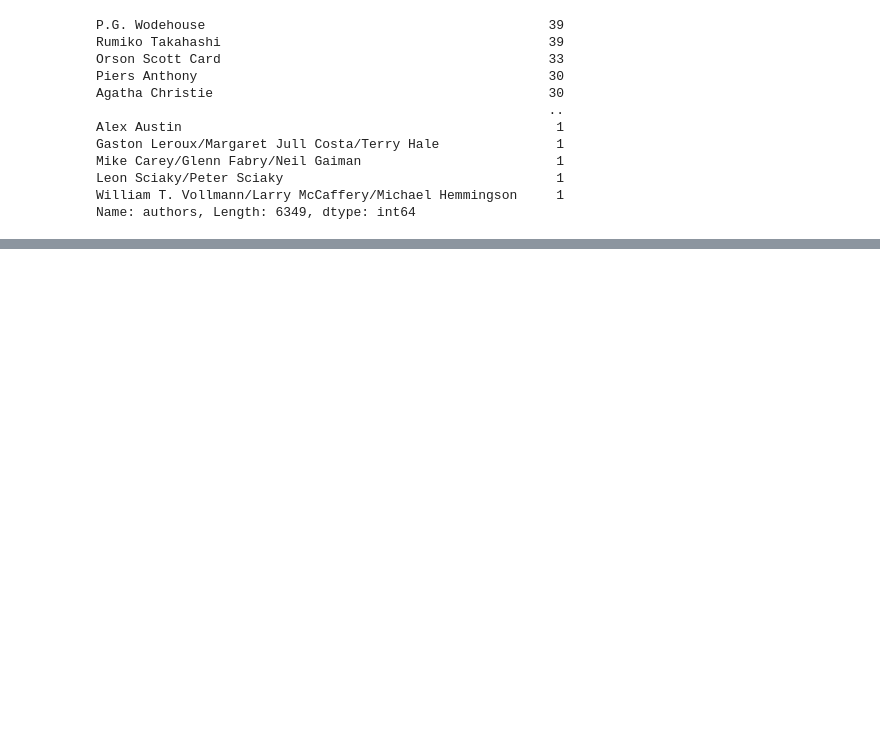
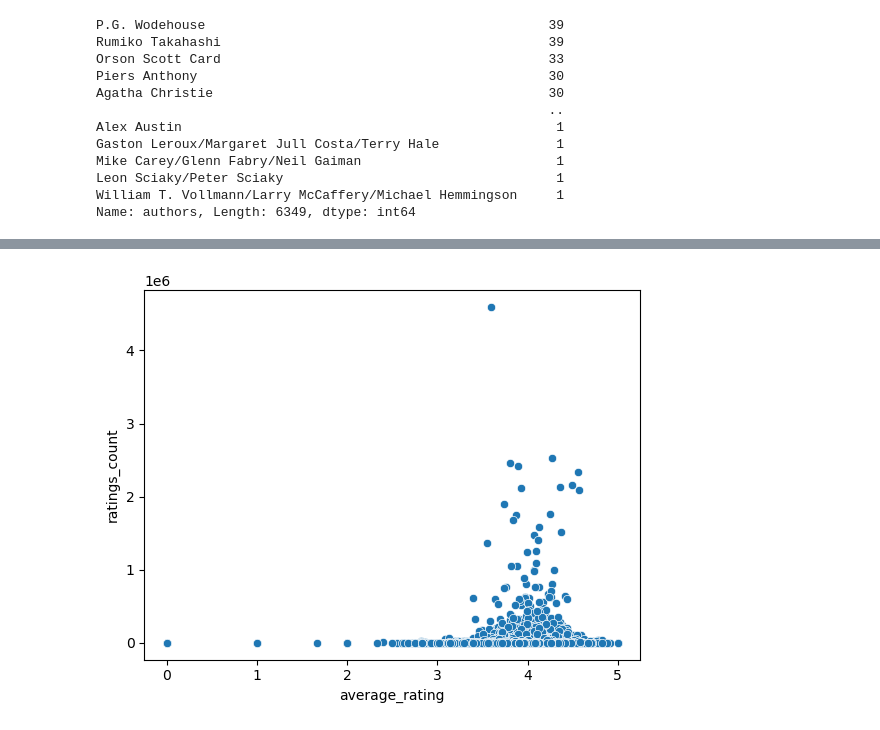
Before and after one commit to npagrawal/Book-Recommendation-Engine, a Jupyter notebook: Notebook.ipynb, the cells around one changed output, grey strips where cells are left out. Drawn from its saved outputs; the diff is of its cells as text; code cells hidden in the pictures; blank space fills up the shorter version.

```diff
--- a/Notebook.ipynb
+++ b/Notebook.ipynb
@@ -147,0 +181,4 @@ Index(['bookID', 'title', 'authors', 'average_rating', 'isbn', 'isbn13',
+# %%
+sns.scatterplot(data = df, x = "average_rating", y = "ratings_count");
+# %% [output]
+[figure, added]
```
Also changed, not shown: parts of 11 cells of this notebook.
